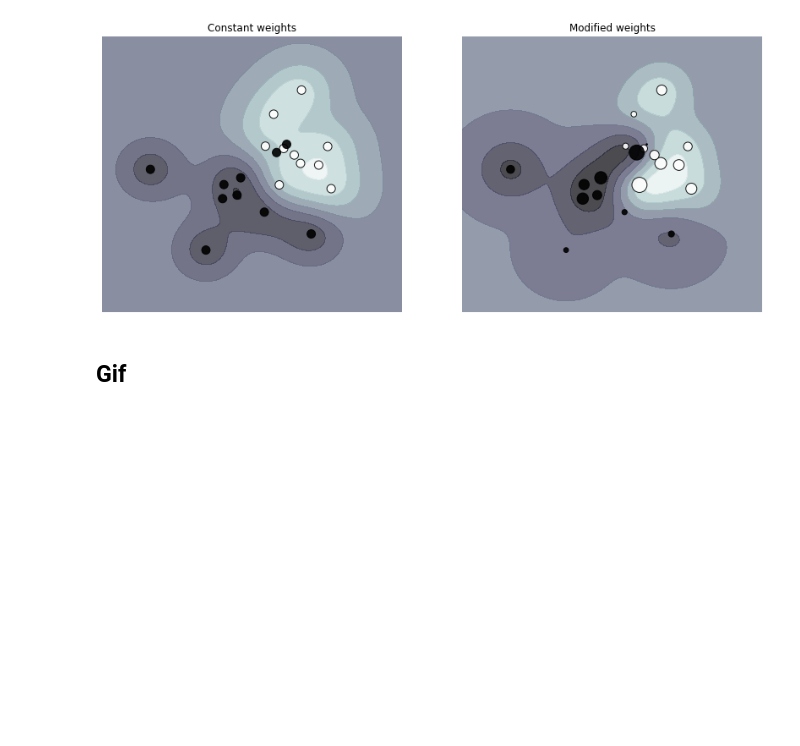
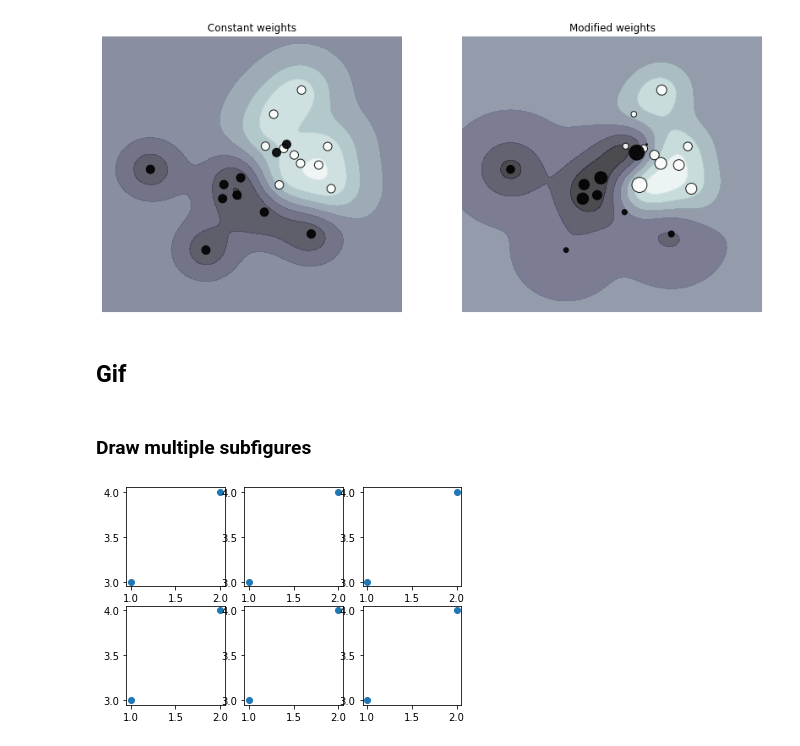
Before and after one commit to wangxuuu/Useful-Code-in-Python, a Jupyter notebook: Draw-figures.ipynb, the cells around one changed output. Drawn from its saved outputs; the diff is of its cells as text; code cells hidden in the pictures; blank space fills up the shorter version.

```diff
--- a/Draw-figures.ipynb
+++ b/Draw-figures.ipynb
@@ -100,3 +100,18 @@ with imageio.get_writer(gif_path, duration = 0.5, mode='I') as writer:
     for filename in files:
         image = imageio.imread(filename)
         writer.append_data(image)
+# %% [markdown]
+### Draw multiple subfigures
+# %%
+X = np.array([1.,2.])
+Y = np.array([3.,4.])
+
+i = 1
+
+for _ in range(2):
+    for _ in range(3):
+        ax = plt.subplot(2, 3, i)
+        ax.scatter(X, Y)
+        i+=1
+# %% [output]
+[figure, added]
```
Also changed, not shown: 1 other file.
